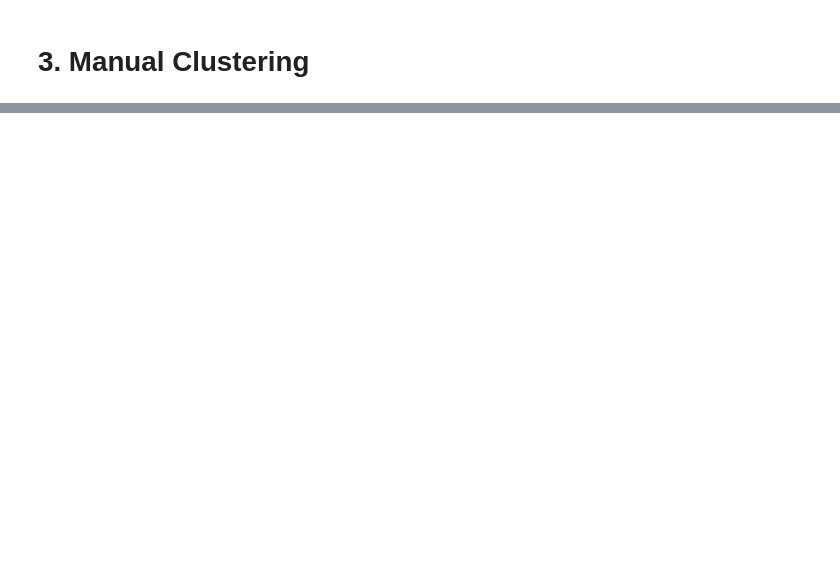
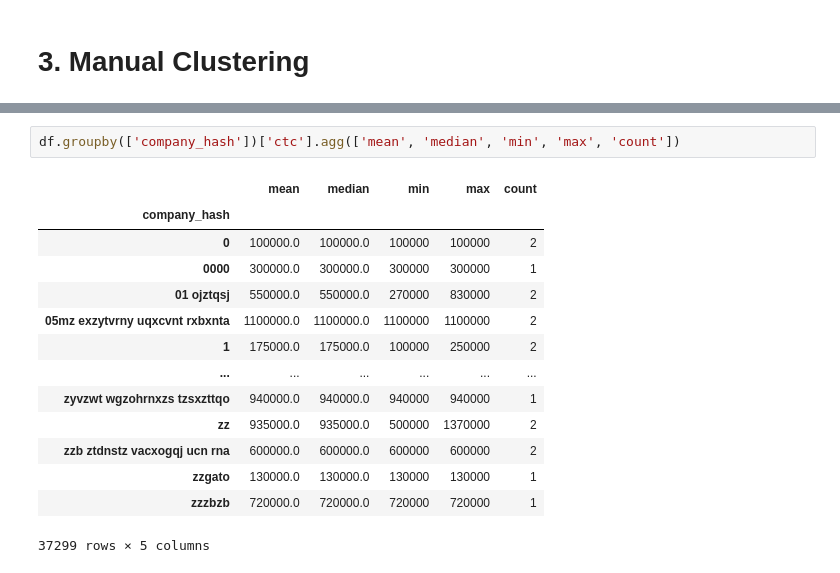
Before and after one commit to ravikumargrk/assignments, a Jupyter notebook: case-studies/20241229-Clustering.ipynb, the cells around one changed output, grey strips where cells are left out. Cells and saved outputs as stored; diff of their text form; blank space fills up the shorter version.

```diff
--- a/case-studies/20241229-Clustering.ipynb
+++ b/case-studies/20241229-Clustering.ipynb
@@ -258,0 +315,17 @@ df_imputed.sample(5)
+# %%
+df.groupby(['company_hash'])['ctc'].agg(['mean', 'median', 'min', 'max', 'count'])
+# %% [output]
+|  | mean | median | min | max | count |
+| company_hash |  |  |  |  |  |
+| 0 | 100000.0 | 100000.0 | 100000 | 100000 | 2 |
+| 0000 | 300000.0 | 300000.0 | 300000 | 300000 | 1 |
+| 01 ojztqsj | 550000.0 | 550000.0 | 270000 | 830000 | 2 |
+| 05mz exzytvrny uqxcvnt rxbxnta | 1100000.0 | 1100000.0 | 1100000 | 1100000 | 2 |
+| 1 | 175000.0 | 175000.0 | 100000 | 250000 | 2 |
+| ... | ... | ... | ... | ... | ... |
+| zyvzwt wgzohrnxzs tzsxzttqo | 940000.0 | 940000.0 | 940000 | 940000 | 1 |
+| zz | 935000.0 | 935000.0 | 500000 | 1370000 | 2 |
+| zzb ztdnstz vacxogqj ucn rna | 600000.0 | 600000.0 | 600000 | 600000 | 2 |
+| zzgato | 130000.0 | 130000.0 | 130000 | 130000 | 1 |
+| zzzbzb | 720000.0 | 720000.0 | 720000 | 720000 | 1 |
+37299 rows × 5 columns
```
Also changed, not shown: parts of 15 cells of this notebook, 1 other file.
